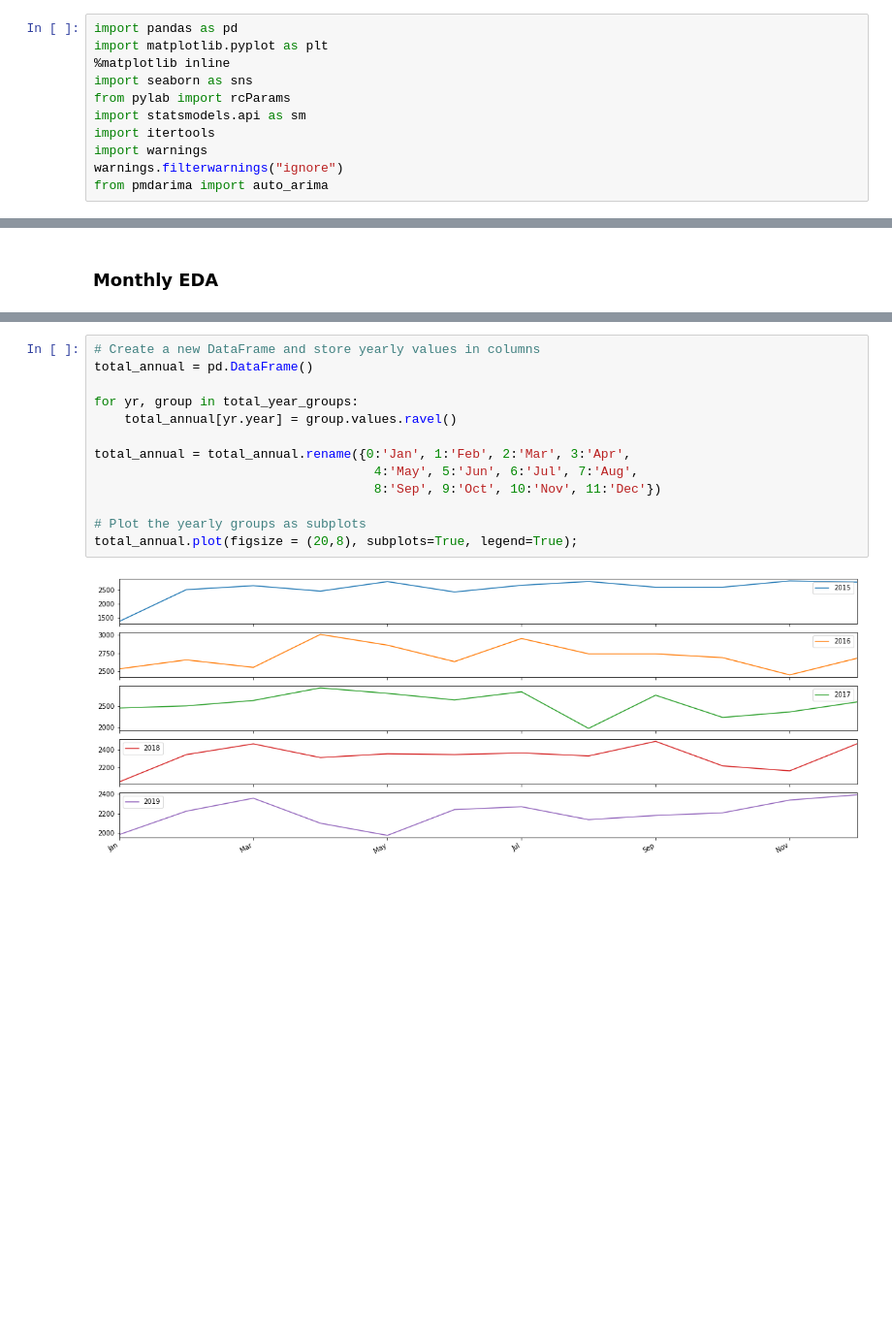
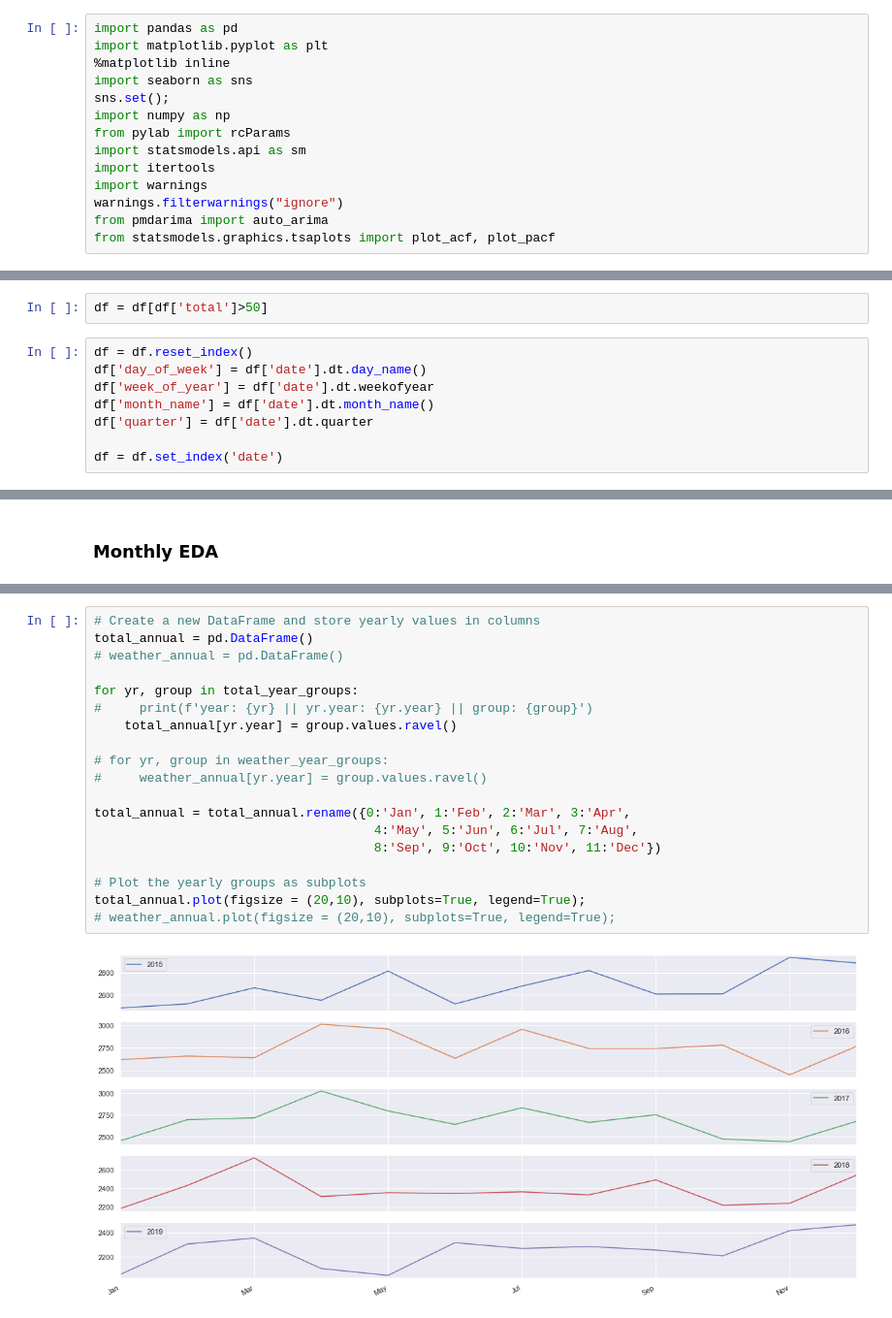
Before and after one commit to KennyMiyasato/final_project, a Jupyter notebook: final_project_EDA.ipynb, the cells around one changed output, grey strips where cells are left out. Shown at 97% size. Cells and saved outputs as stored; diff of their text form; blank space fills up the shorter version.

```diff
--- a/final_project_EDA.ipynb
+++ b/final_project_EDA.ipynb
@@ -3,12 +3,15 @@ import pandas as pd
 import matplotlib.pyplot as plt
 %matplotlib inline
 import seaborn as sns
+sns.set();
+import numpy as np
 from pylab import rcParams
 import statsmodels.api as sm
 import itertools
 import warnings
 warnings.filterwarnings("ignore")
 from pmdarima import auto_arima
+from statsmodels.graphics.tsaplots import plot_acf, plot_pacf
 # %% [markdown]
 # Load Data
 # %%
@@ -25,6 +28,16 @@ weather_df = weather_df.set_index('date')
 
 # Merge both dataframes
 df = df.merge(weather_df, on='date')
+# %%
+df = df[df['total']>50]
+# %%
+df = df.reset_index()
+df['day_of_week'] = df['date'].dt.day_name()
+df['week_of_year'] = df['date'].dt.weekofyear
+df['month_name'] = df['date'].dt.month_name()
+df['quarter'] = df['date'].dt.quarter
+
+df = df.set_index('date')
 # %% [markdown]
 ### Daily EDA
 # %% [markdown]
@@ -79,16 +204,22 @@ total_year_groups = total_monthly.groupby(pd.Grouper(freq ='A'))
 # %%
 # Create a new DataFrame and store yearly values in columns
 total_annual = pd.DataFrame()
+# weather_annual = pd.DataFrame()
 
 for yr, group in total_year_groups:
+#     print(f'year: {yr} || yr.year: {yr.year} || group: {group}')
     total_annual[yr.year] = group.values.ravel()
+
+# for yr, group in weather_year_groups:
+#     weather_annual[yr.year] = group.values.ravel()
 
 total_annual = total_annual.rename({0:'Jan', 1:'Feb', 2:'Mar', 3:'Apr',
                                      4:'May', 5:'Jun', 6:'Jul', 7:'Aug',
                                      8:'Sep', 9:'Oct', 10:'Nov', 11:'Dec'})
 
 # Plot the yearly groups as subplots
-total_annual.plot(figsize = (20,8), subplots=True, legend=True);
+total_annual.plot(figsize = (20,10), subplots=True, legend=True);
+# weather_annual.plot(figsize = (20,10), subplots=True, legend=True);
 # %% [output]
-[figure, old version]
+[figure, new version]
 # %%
```
Also changed, not shown: parts of 36 cells of this notebook, 2 other files.
